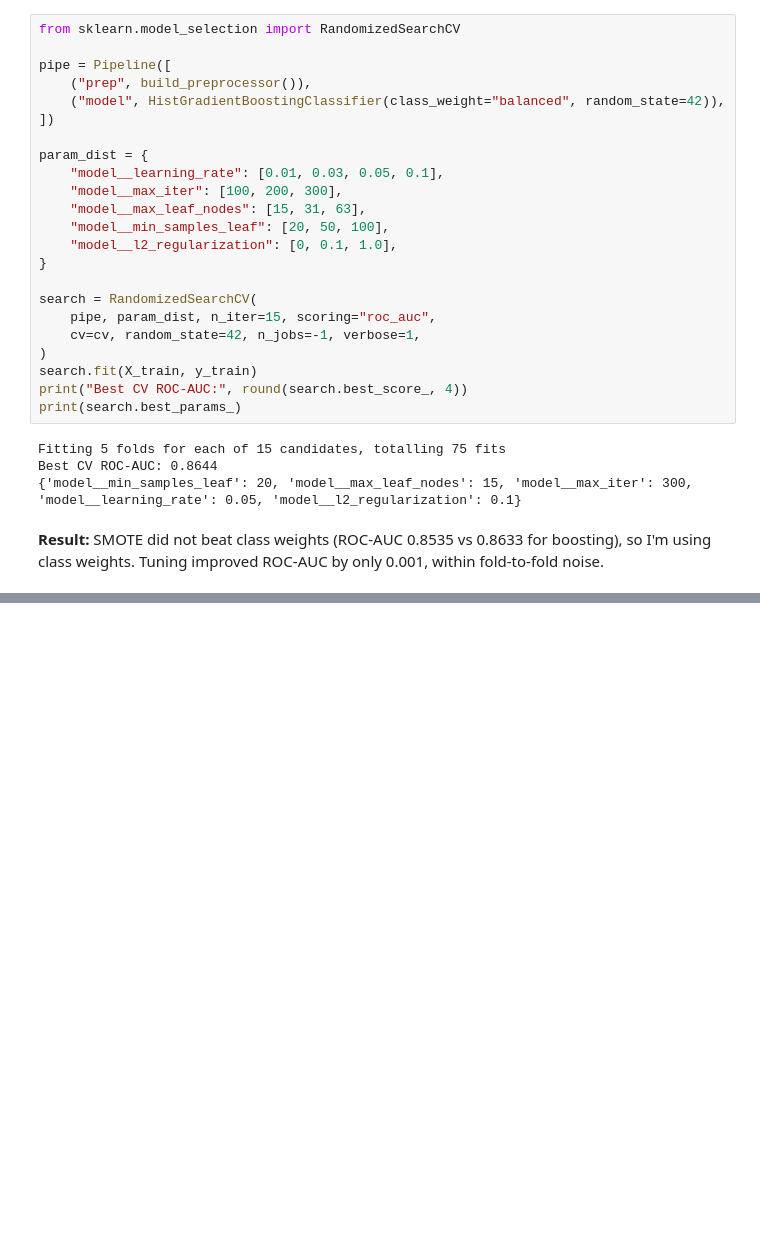
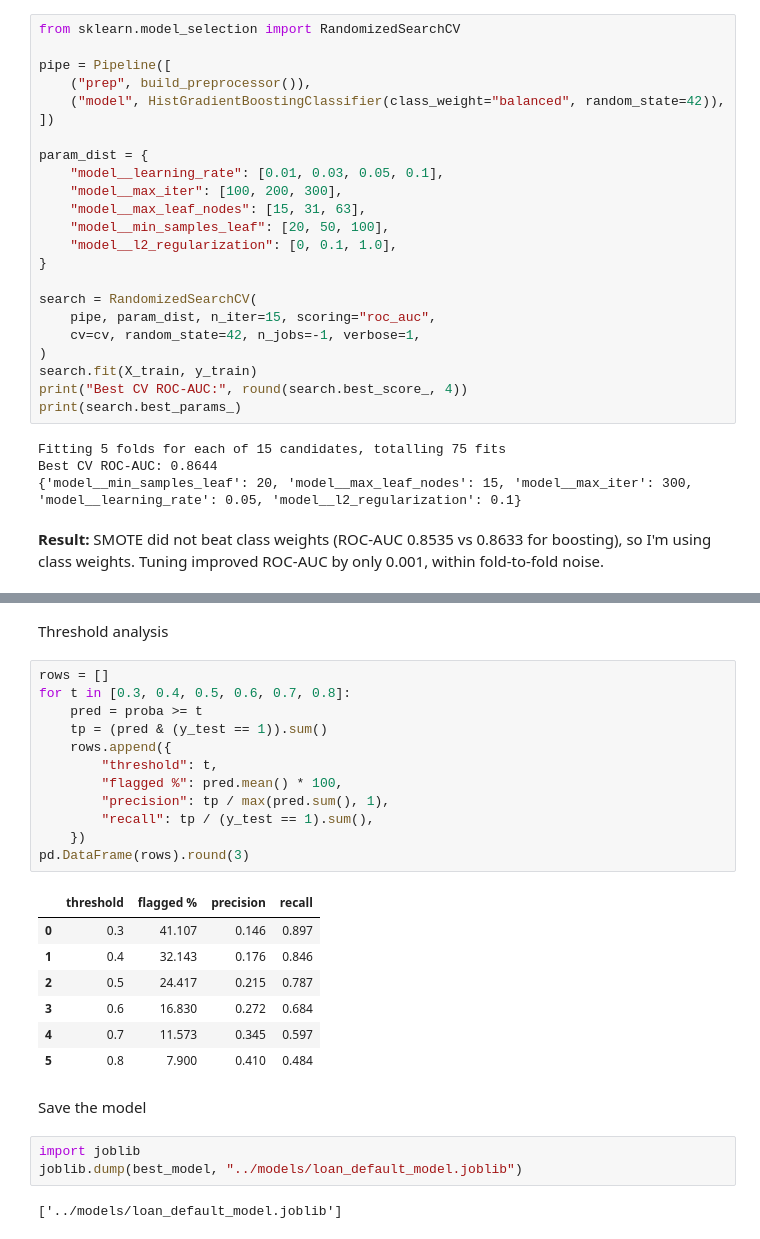
Before and after one commit to Aliza-Shahid/loan-default-predictor, a Jupyter notebook: notebooks/02_modeling.ipynb, the cells around one changed output, grey strips where cells are left out. Saved outputs shown, nothing was run; the diff lists cells and outputs as text; blank space fills up the shorter version.

```diff
--- a/notebooks/02_modeling.ipynb
+++ b/notebooks/02_modeling.ipynb
@@ -132,0 +171,29 @@ Best CV ROC-AUC: 0.8644
+# %% [markdown]
+Threshold analysis
+# %%
+rows = []
+for t in [0.3, 0.4, 0.5, 0.6, 0.7, 0.8]:
+    pred = proba >= t
+    tp = (pred & (y_test == 1)).sum()
+    rows.append({
+        "threshold": t,
+        "flagged %": pred.mean() * 100,
+        "precision": tp / max(pred.sum(), 1),
+        "recall": tp / (y_test == 1).sum(),
+    })
+pd.DataFrame(rows).round(3)
+# %% [output]
+|  | threshold | flagged % | precision | recall |
+| 0 | 0.3 | 41.107 | 0.146 | 0.897 |
+| 1 | 0.4 | 32.143 | 0.176 | 0.846 |
+| 2 | 0.5 | 24.417 | 0.215 | 0.787 |
+| 3 | 0.6 | 16.830 | 0.272 | 0.684 |
+| 4 | 0.7 | 11.573 | 0.345 | 0.597 |
+| 5 | 0.8 | 7.900 | 0.410 | 0.484 |
+# %% [markdown]
+Save the model
+# %%
+import joblib
+joblib.dump(best_model, "../models/loan_default_model.joblib")
+# %% [output]
+['../models/loan_default_model.joblib']
```
Also changed, not shown: parts of 4 cells of this notebook, 2 other files.
